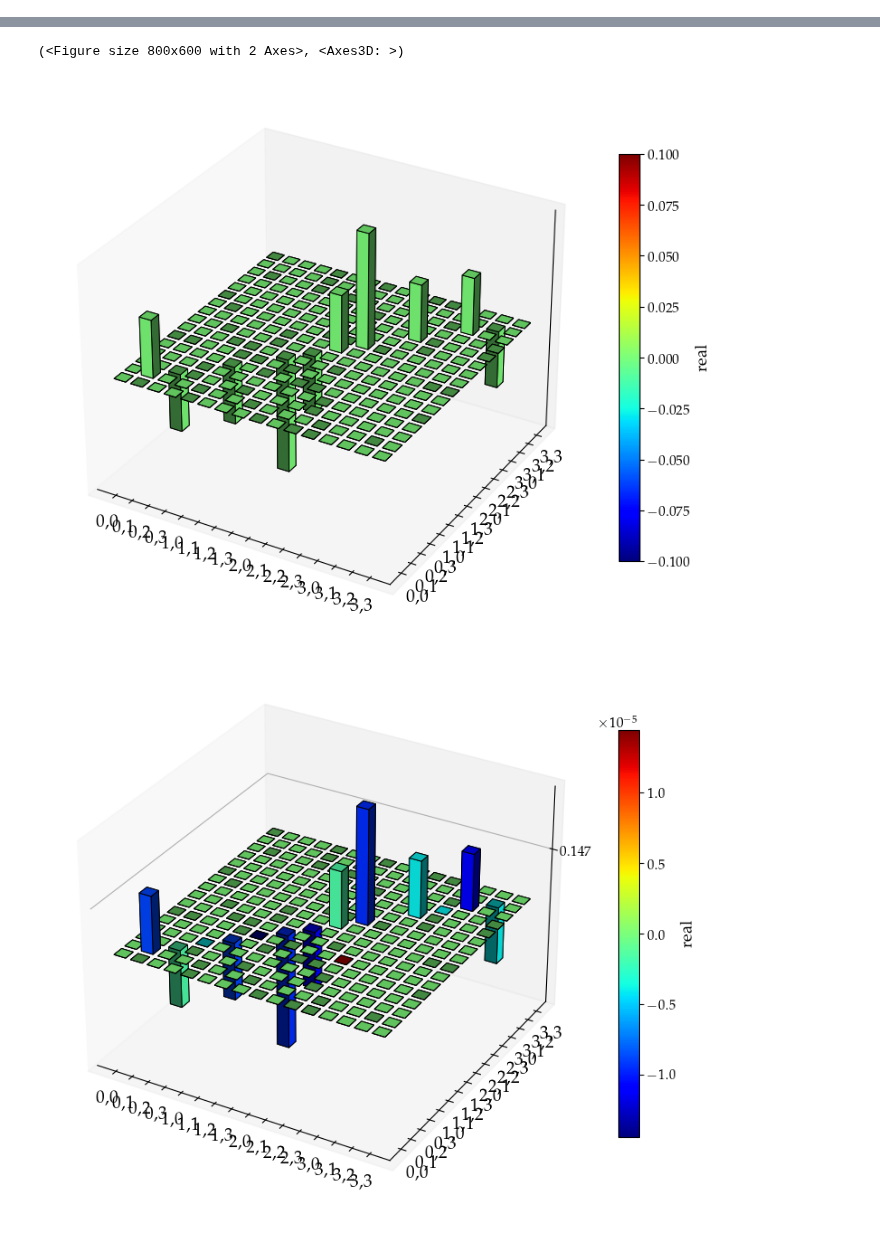
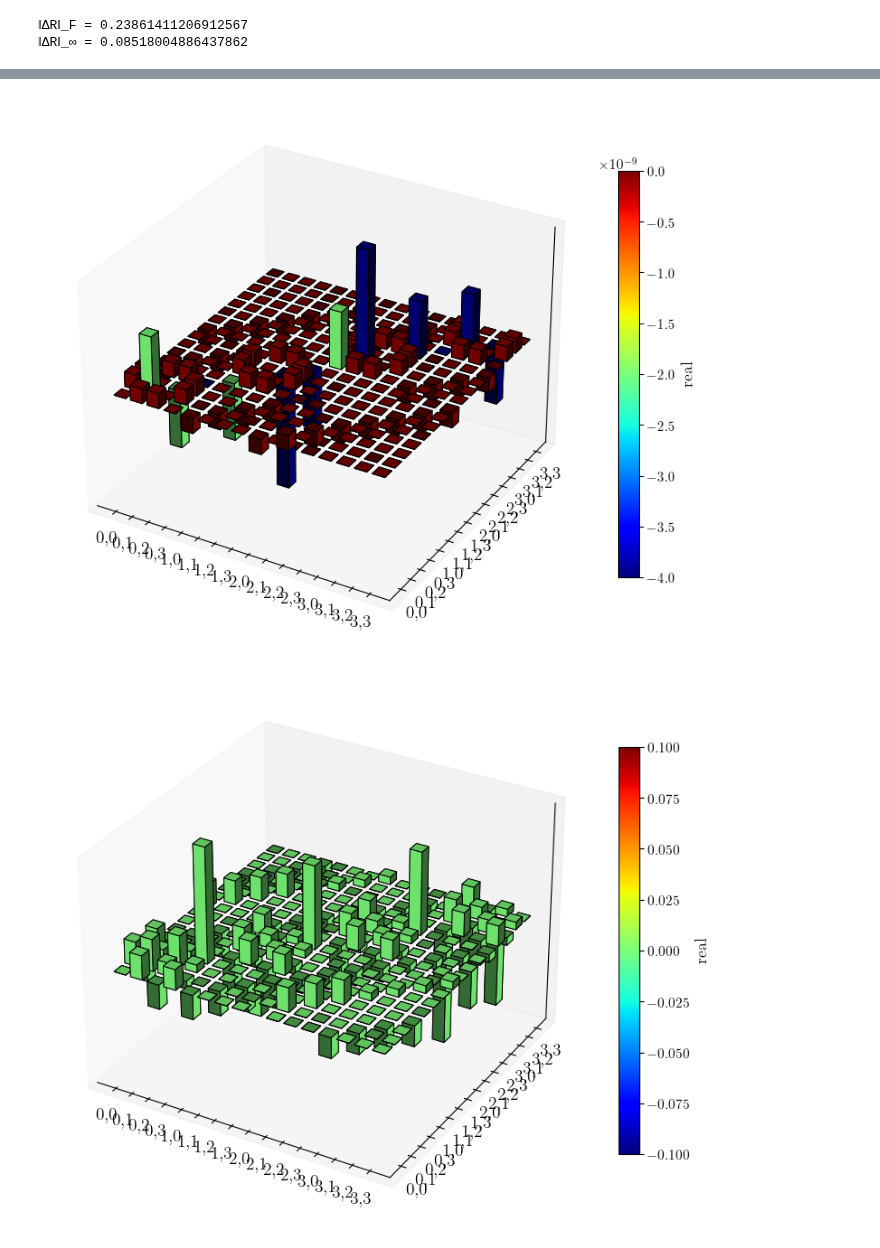
Before and after one commit to LBPhysics/2025_master_thesis_python_leopold_bodamer, a Jupyter notebook: notebooks/test_redfield_tensor.ipynb, the cells around one changed output, grey strips where cells are left out. Cells and saved outputs as stored; diff of their text form; code cells hidden in the pictures.

```diff
--- a/notebooks/test_redfield_tensor.ipynb
+++ b/notebooks/test_redfield_tensor.ipynb
@@ -17,4 +52,16 @@ from qspectro2d.core.bath_system.bath_fcts import power_spectrum_func_paper, pow
 # %%
-config_path = SCRIPTS_DIR / "config.yaml"
-sim_oqs, time_cut = create_base_sim_oqs(config_path=str(config_path) if config_path else None)
+config_path = SIM_CONFIGS_DIR / "template.yaml"
+sim_oqs, time_cut = create_base_sim_oqs(config_path=str(config_path))
+
+sim_oqs.simulation_config.ode_solver = "BR"
+configure_two_level_system(
+    system=sim_oqs.system,
+    frequencies_cm=[16200.0, 15800.0],
+    dip_moments=[1.0, 1.0],
+    max_excitation=2,
+)
+
+print(
+    "Configured system: n_atoms=%d, dim=%d" % (sim_oqs.system.n_atoms, sim_oqs.system.dimension)
+)
 # %% [output]
@@ -285,5 +341,12 @@ Error:
 # %%
-R_paper = redfield_paper(sim_oqs)
-H_liouvillian = liouvillian(H)
-R_paper = H_liouvillian + R_paper
-R_paper
+from qspectro2d.core.simulation import matrix_ODE_paper
+sec_cutoff = 0
+times = sim_oqs.times_local
+H = sim_oqs.evo_obj # QobjEvo
+t_peak = sim_oqs.laser.pulse_peak_times[0]
+
+# TODO build the redfield tensor for both time points to check weather or not it is time dependent
+H_peak = H(t_peak)
+R_tpeak_qutip = bloch_redfield_tensor(H_peak, sim_oqs.decay_channels, sec_cutoff=sec_cutoff)[0]
+
+R_tpeak_paper = matrix_ODE_paper(t_peak, sim_oqs)
@@ -295,13 +357,17 @@ Error:
+# %%
+diff = (R_tpeak_qutip - R_tpeak_paper).full()
+frob_norm = float(np.linalg.norm(diff))
+inf_norm = float(np.max(np.abs(diff)))
+print("‖ΔR‖_F =", frob_norm)
+print("‖ΔR‖_∞ =", inf_norm)
+# %% [output]
+‖ΔR‖_F = 0.23861411206912567
+‖ΔR‖_∞ = 0.08518004886437862
 # %%
 # xbasis 0<-0, 0<-1, 0<-2, 0<-3, 1<-0, 1<-1, 1<-2, 1<-3, 2<-0, 2<-1, 2<-2, 2<-3, 3<-0, 3<-1, 3<-2, 3<-3
 dims = sim_oqs.system.dimension
 xbasis = [f"{i},{j}" for i in range(dims) for j in range(dims)]
 ybasis = xbasis.copy()
-matrix_histogram(H_liouvillian, bar_style="img", x_basis=xbasis, y_basis=ybasis)
-matrix_histogram(R_paper, bar_style="img", x_basis=xbasis, y_basis=ybasis)
-
-# now with qutip
-R_qutip = bloch_redfield_tensor(H, a_ops=[a_ops[0]])
-print(R_qutip[0])
-matrix_histogram(R_qutip[0], bar_style="img", x_basis=xbasis, y_basis=ybasis)
+matrix_histogram(R_tpeak_paper, bar_style="img", x_basis=xbasis, y_basis=ybasis)
+matrix_histogram(R_tpeak_qutip, bar_style="img", x_basis=xbasis, y_basis=ybasis)
 # %% [output]
@@ -325,3 +375,2 @@ Qobj data =
-(<Figure size 800x600 with 2 Axes>, <Axes3D: >)
-[figure, old version]
+[figure, new version]
-[figure, old version]
+[figure, new version]
```
Also changed, not shown: parts of 20 cells of this notebook, 11 other files.
